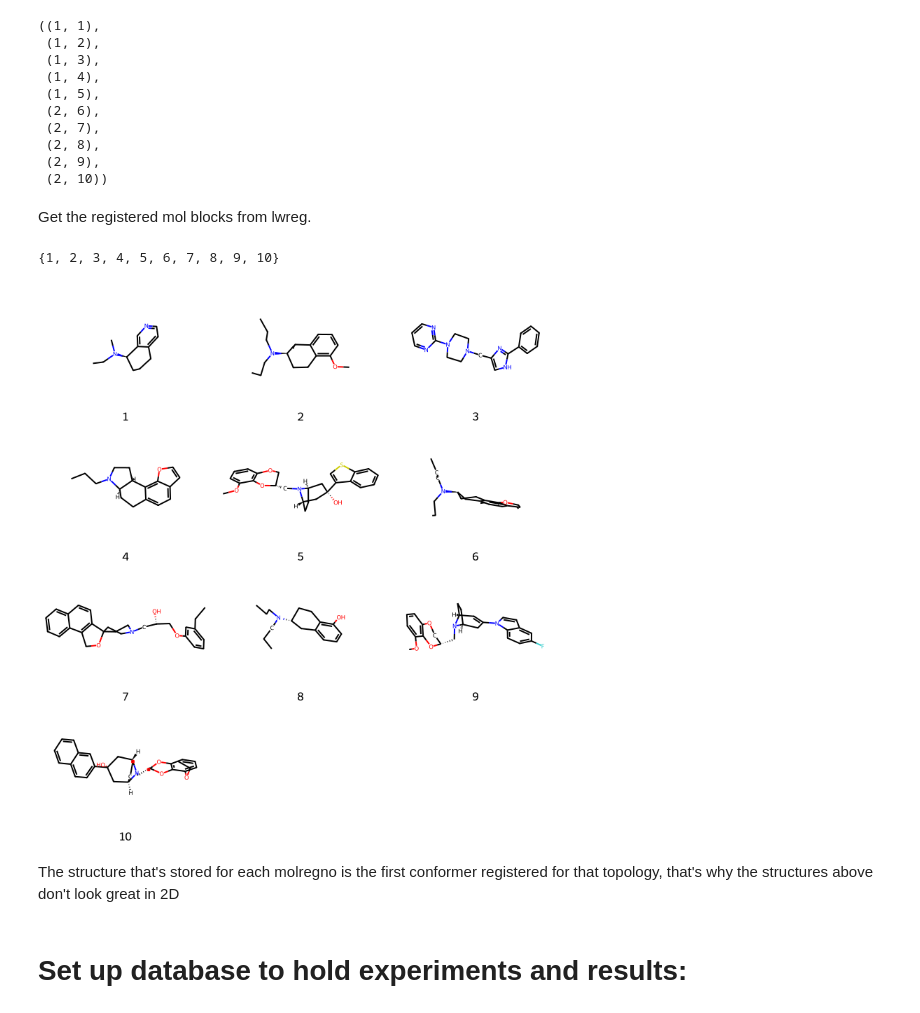
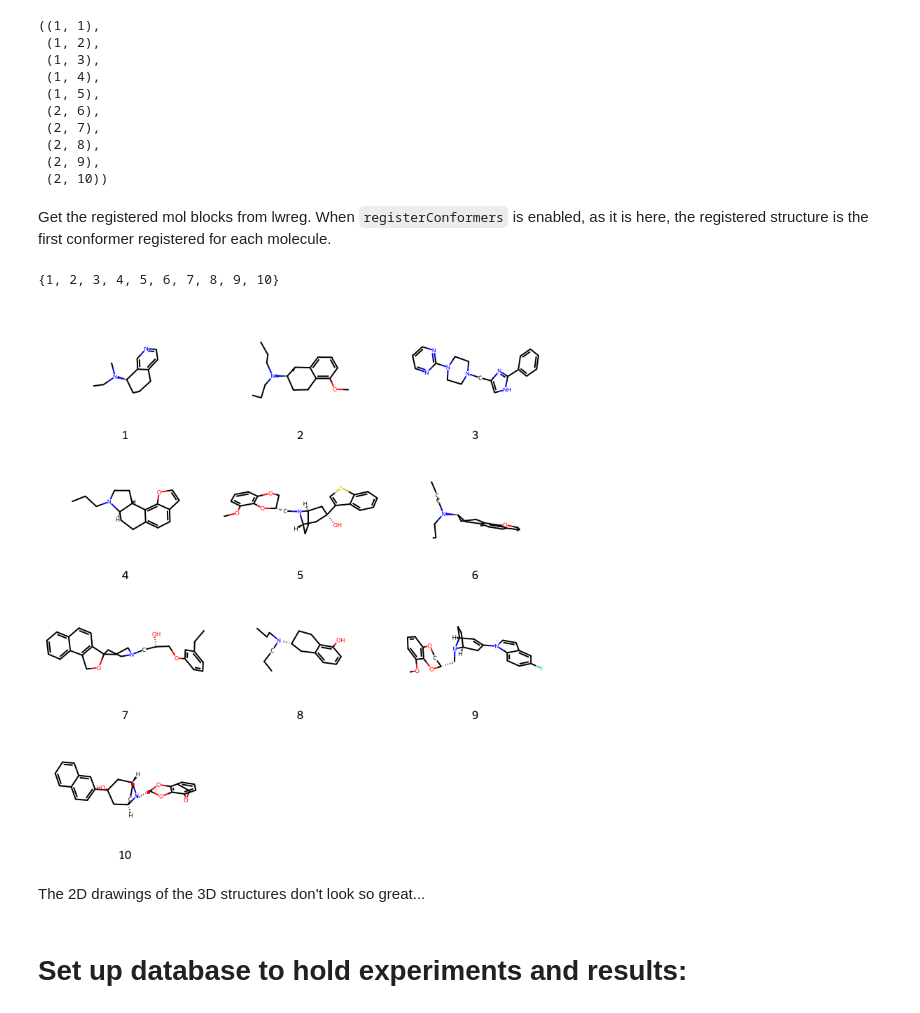
Before and after one commit to rinikerlab/lightweight-registration, a Jupyter notebook: demos/03_computational_experiment_2.ipynb, the cells around one changed output. Cells and saved outputs as stored; diff of their text form; code cells hidden in the pictures.

```diff
--- a/demos/03_computational_experiment_2.ipynb
+++ b/demos/03_computational_experiment_2.ipynb
@@ -139,6 +139,7 @@ config['dbname'] = 'lwreg_3dexperiments_demo.sqlt'
 #  don't repeat it!
 config['standardization'] = standardization_lib.NoStandardization()
 config['registerConformers'] = True
+lwreg.set_default_config(config)
 # %% [markdown]
 Initialize the database. **Note** that this erases everything in the current database, so be very careful with this command!
 # %%
@@ -149,7 +152,7 @@ True
 Register all of our compounds at once:
 # %%
 # now bulk register. We want to also collect IDs of compounds which were already registered.
-reg_ids = lwreg.bulk_register(mols=ms_3d,config=config,failOnDuplicate=False)
+reg_ids = lwreg.bulk_register(mols=ms_3d,failOnDuplicate=False)
 print(f'Registered {len(reg_ids)} unique conformers.')
 # %% [output]
 Registered 44 unique conformers.
@@ -169,7 +172,7 @@ reg_ids[:10]
  (2, 9),
  (2, 10))
 # %% [markdown]
-Get the registered mol blocks from lwreg.
+Get the registered mol blocks from lwreg. When `registerConformers` is enabled, as it is here, the registered structure is the first conformer registered for each molecule.
 # %%
 molregnos,conf_ids = zip(*reg_ids)
 molregnos = set(molregnos)
@@ -177,13 +180,13 @@ molregnos
 # %% [output]
 {1, 2, 3, 4, 5, 6, 7, 8, 9, 10}
 # %%
-mol_data = lwreg.retrieve(ids=list(molregnos),config=config)
-mids,new_mols = zip(*[(mid,Chem.MolFromMolBlock(d)) for mid,d,_ in mol_data])
+mol_data = lwreg.retrieve(ids=molregnos)
+mids,new_mols = zip(*[(mid,Chem.MolFromMolBlock(d)) for mid,(d,_) in mol_data.items()])
 Draw.MolsToGridImage(new_mols,legends=[str(x) for x in mids],molsPerRow=3,subImgSize=(250,200))
 # %% [output]
-[figure, old version]
+[figure, new version]
 # %% [markdown]
-The structure that's stored for each molregno is the first conformer registered for that topology, that's why the structures above don't look great in 2D
+The 2D drawings of the 3D structures don't look so great...
 # %% [markdown]
 # Set up database to hold experiments and results:
 # %% [markdown]
```
Also changed, not shown: parts of 5 cells of this notebook, 2 other files.
